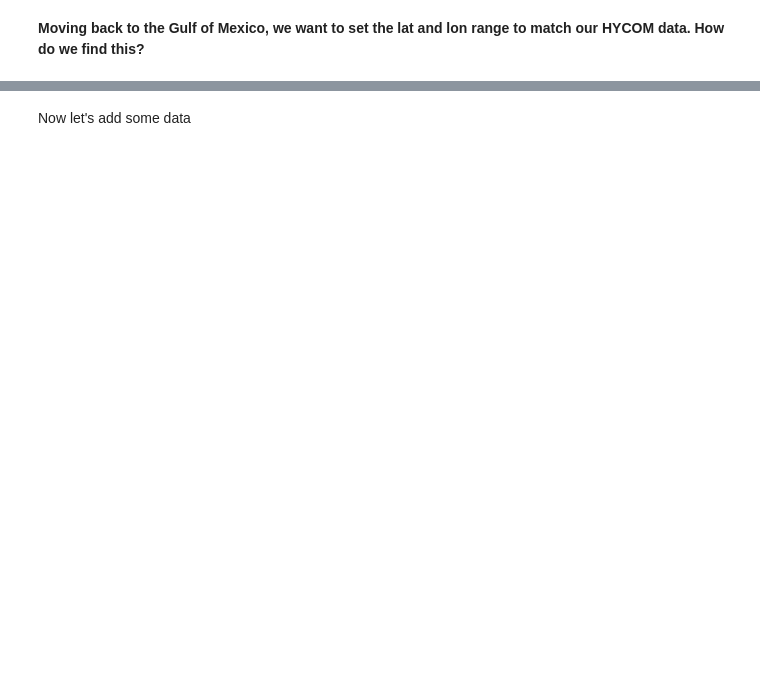
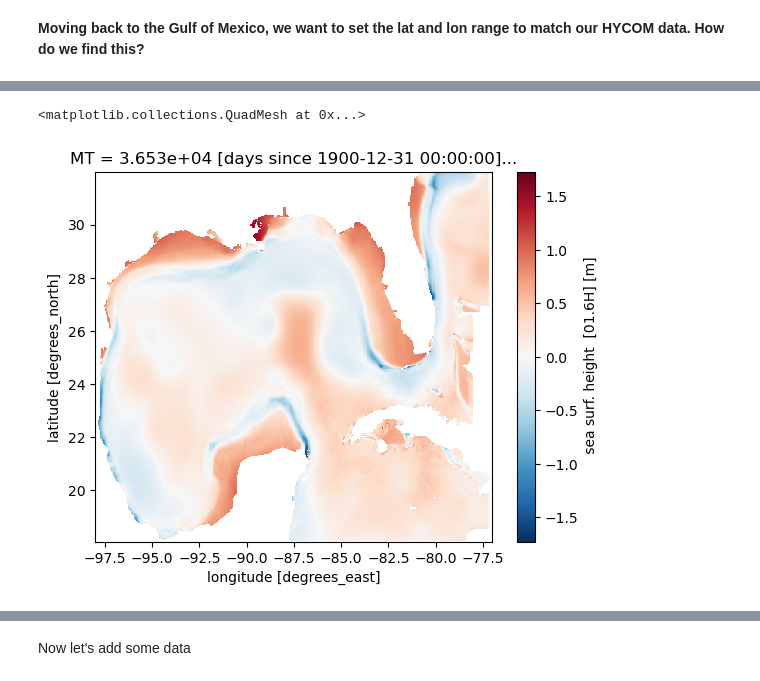
Before and after one commit to chsharrison/Sci_comp_F24, a Jupyter notebook: Zachary_Laird/Lab6.2_F24_cartopy..ipynb, the cells around one changed output, grey strips where cells are left out. Drawn from its saved outputs; the diff is of its cells as text; code cells hidden in the pictures; blank space fills up the shorter version.

```diff
--- a/Zachary_Laird/Lab6.2_F24_cartopy..ipynb
+++ b/Zachary_Laird/Lab6.2_F24_cartopy..ipynb
@@ -124,7 +152,7 @@ ax.gridlines(draw_labels=True)
 **Moving back to the Gulf of Mexico, we want to set the lat and lon range to match our HYCOM data. How do we find this?**
 # %%
 #insert path or url to file here
-file =
+file = "http://tds.hycom.org/thredds/dodsC/datasets/GOMb0.04/reanalysis/data/2001/020_archv.2001_001_01_2d.nc"
 # %%
 gom_data = xr.open_dataset(file, decode_times=False)
 # %%
@@ -132,3 +178,7 @@ gom_data
 # %%
 # let's remember what our data looked like, pick a variable to plot
+gom_data.ssh.plot()
+# %% [output]
+<matplotlib.collections.QuadMesh at 0x...>
+[figure, added]
 # %%
```
Also changed, not shown: parts of 37 cells of this notebook.
